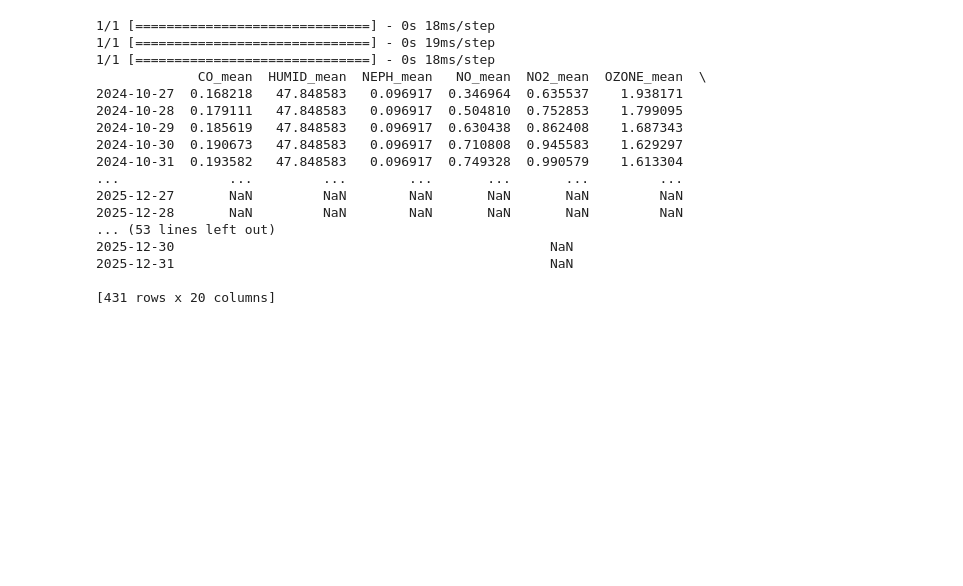
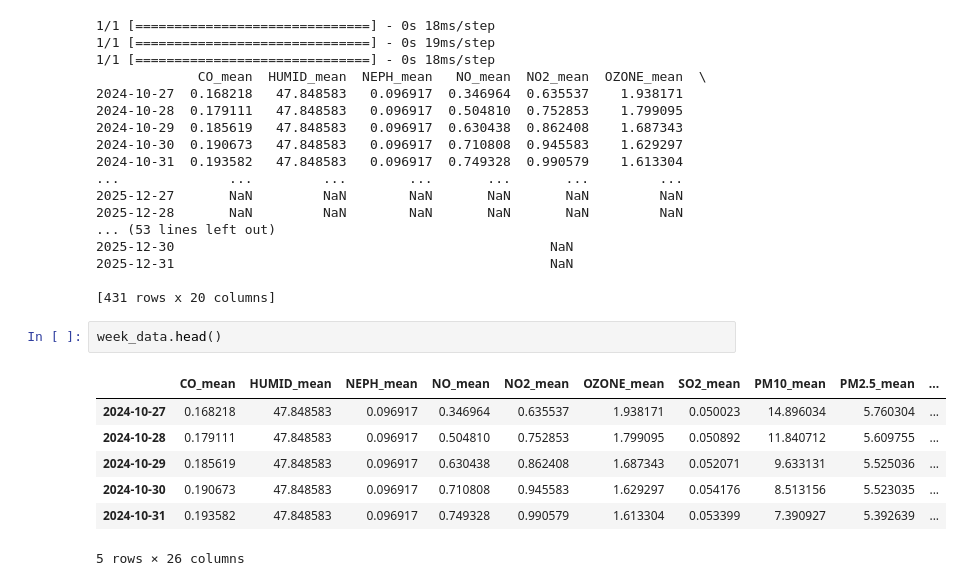
Before and after one commit to evankerivan/IOD_2024, a Jupyter notebook: capstone/capstone_4.ipynb, the cells around one changed output. Cells and saved outputs as stored; diff of their text form; blank space fills up the shorter version.

```diff
--- a/capstone/capstone_4.ipynb
+++ b/capstone/capstone_4.ipynb
@@ -1323,3 +1323,13 @@ Epoch 7/20
 2025-12-31                                                NaN
 
 [431 rows x 20 columns]
+# %%
+week_data.head()
+# %% [output]
+|  | CO_mean | HUMID_mean | NEPH_mean | NO_mean | NO2_mean | OZONE_mean | SO2_mean | PM10_mean | PM2.5_mean | ... |
+| 2024-10-27 | 0.168218 | 47.848583 | 0.096917 | 0.346964 | 0.635537 | 1.938171 | 0.050023 | 14.896034 | 5.760304 | ... |
+| 2024-10-28 | 0.179111 | 47.848583 | 0.096917 | 0.504810 | 0.752853 | 1.799095 | 0.050892 | 11.840712 | 5.609755 | ... |
+| 2024-10-29 | 0.185619 | 47.848583 | 0.096917 | 0.630438 | 0.862408 | 1.687343 | 0.052071 | 9.633131 | 5.525036 | ... |
+| 2024-10-30 | 0.190673 | 47.848583 | 0.096917 | 0.710808 | 0.945583 | 1.629297 | 0.054176 | 8.513156 | 5.523035 | ... |
+| 2024-10-31 | 0.193582 | 47.848583 | 0.096917 | 0.749328 | 0.990579 | 1.613304 | 0.053399 | 7.390927 | 5.392639 | ... |
+5 rows × 26 columns
```
Also changed, not shown: 1 other file.
